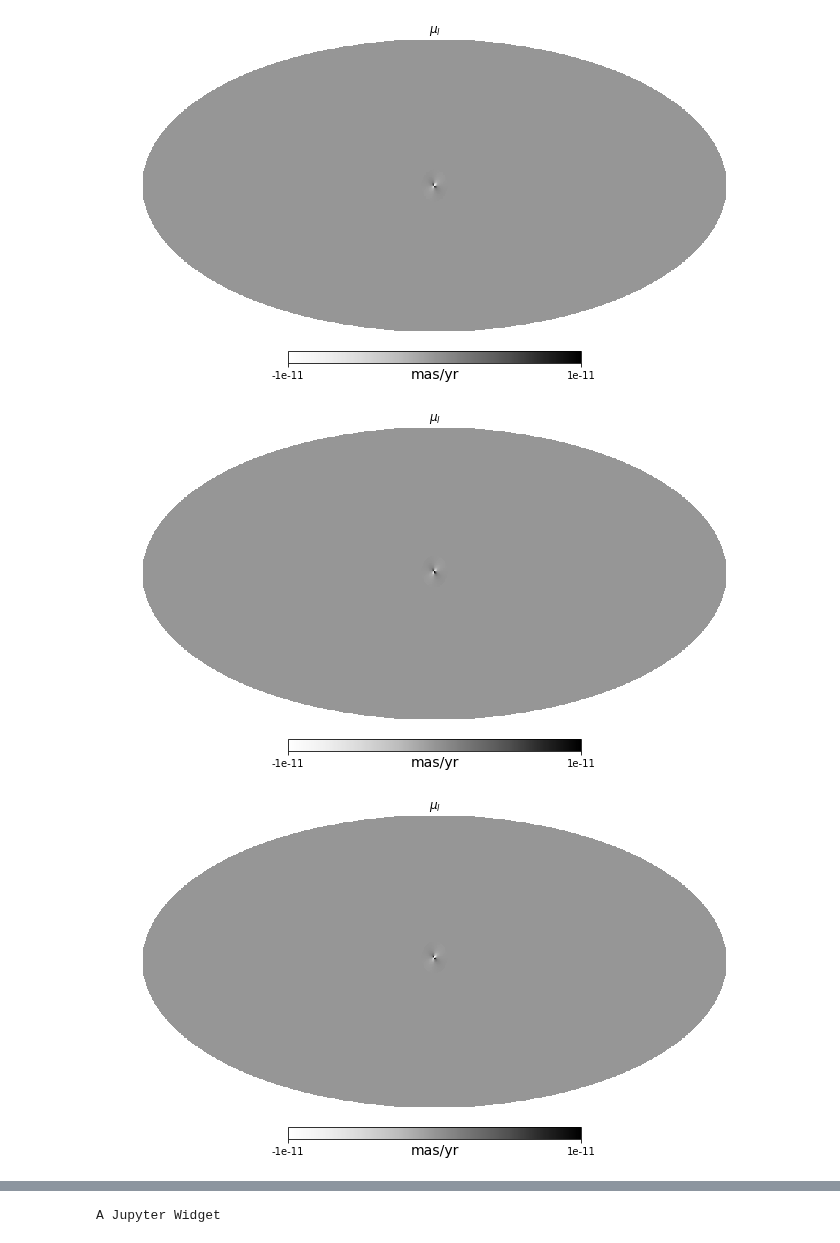
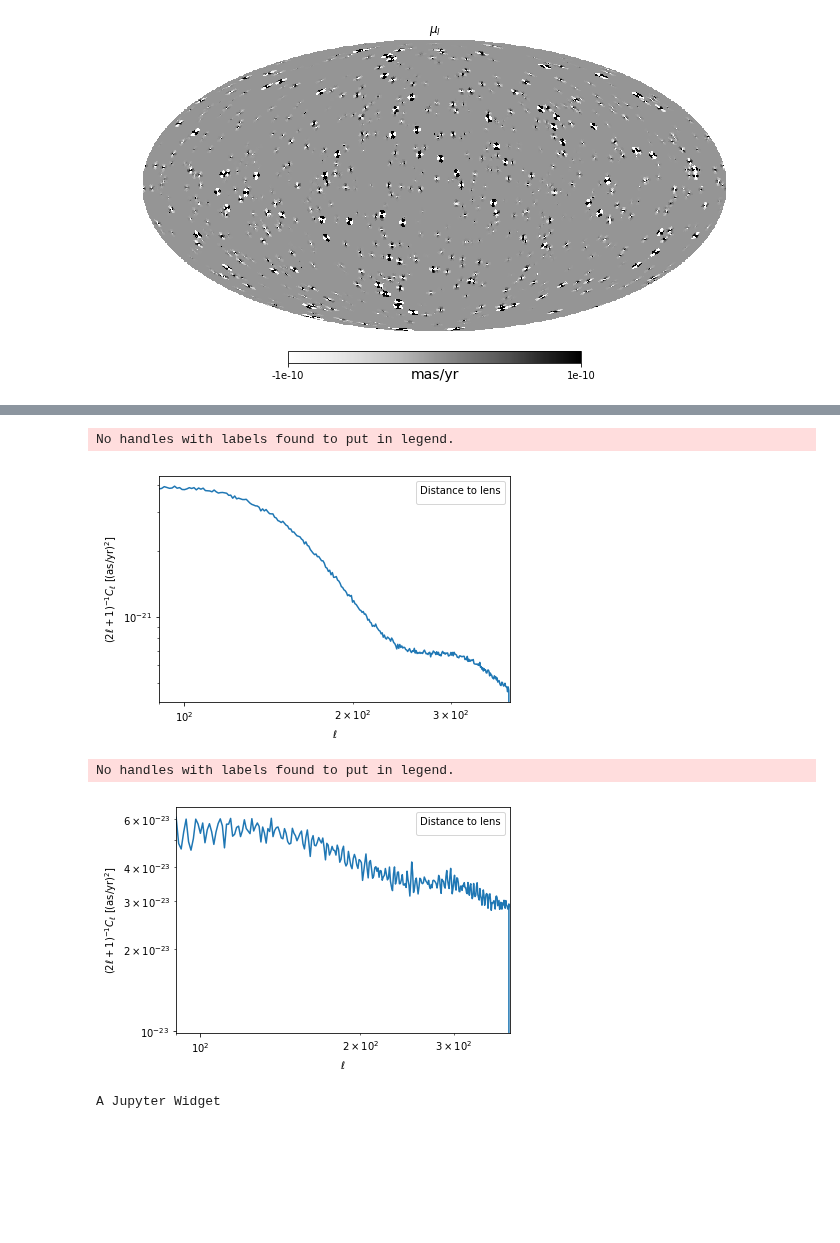
Before and after one commit to smsharma/astrometry-lensing-correlations, a Jupyter notebook: Simulations/SubhaloSample.ipynb, the cells around one changed output, grey strips where cells are left out. Saved outputs shown, nothing was run; the diff lists cells and outputs as text; code cells hidden in the pictures; blank space fills up the shorter version.

```diff
--- a/Simulations/SubhaloSample.ipynb
+++ b/Simulations/SubhaloSample.ipynb
@@ -44,16 +29,0 @@ print(np.dot(phi_hat, theta_hat))
-# %%
-max_sep = 2
-nside = 512
-lmax = 3*nside - 1
-nsim = 1
-
-sim = []
-n_sh_ary = [0,1,2,4,8,20,50,90]
-for n_sh in n_sh_ary:
-    sim.append(QuasarSim(n_sh=1, sh_m_frac=0.2, max_sep=max_sep, m_delta=1e6*M_s, verbose=True, sh_distrib='MW', sim_uniform=True, nside=nside,
-                         custom_coords=[[0*u.deg],[n_sh*u.deg],[1*u.mas/u.year],[1*u.mas/u.year],[100*kpc]],save_powerspecs=True))
-#     sim.append(QuasarSim(n_sh=n_sh, sh_m_frac=0.2, max_sep=max_sep, m_delta=1e6*M_s, verbose=True, sh_distrib='MW', sim_uniform=True, nside=nside))
-
-    #     sim.append(QuasarSim(sh_m_frac=sh_m_frac, max_sep=max_sep, m_delta=1e8*M_s, verbose=True, sh_distrib='MW', sim_uniform=True, nside=nside, c200_delta=10000, save_powerspecs=True))
-
-#         sim.append(QuasarSim(alpha_m=1.9, n_calib=150, max_sep=max_sep, verbose=True, sh_distrib='Aq1', m_min=1e-6, sim_uniform=True, nside=nside))
@@ -69,8 +29,0 @@ A Jupyter Widget
-# %%
-for i in range(len(n_sh_ary[:])):
-#     print(np.var(sim[i].mu_qsrs))
-#     print((sim[i].sep2d.deg))
-    plt.plot(sim[i].Cl_B + sim[i].Cl_C, label = n_sh_ary[i])
-    print(np.sum(sim[i].Cl_B[:]),np.sum(sim[i].sep2d.deg), np.sum(sim[i].beta_lens_qsrs_around[:,0]), np.sum(sim[i].beta_lens_qsrs_around[:,1]))
-plt.legend()
-plt.yscale("log")
@@ -87,14 +30,12 @@ plt.yscale("log")
 # %%
-maxx = 10**(-11)
+maxx = 10**(-10)
 
 cmap = cm.Greys
 cmap.set_under('w')
 
-for i in range(len(n_sh_ary)):
+for i in range((nsim)):
 
     hp.mollview(sim[i].mu_qsrs[:,0],max=maxx, min=-maxx, title="$\mu_l$", unit='mas/yr', cmap=cmap)
 # hp.mollview(sim[0].mu_qsrs[:,1],max=maxx, min=-maxx, title="$\mu_b$", unit='mas/yr', cmap=cmap)
 # %% [output]
-[figure, old version]
+[figure, new version]
-[figure, removed]
-[figure, removed]
@@ -105,3 +42,37 @@ for i in range(len(n_sh_ary)):
+# %%
+ell = np.arange(len(sim[0].Cl_B))
+
+plt.plot(ell, sim[0].Cl_B/(2*ell + 1))
+
+plt.yscale("log")
+plt.xscale("log")
+plt.xlim(180/max_sep, lmax)
+plt.ylabel("$(2\ell + 1)^{-1} C_\ell$ [(as/yr)$^2$]")
+plt.xlabel("$\ell$")
+plt.legend(title='Distance to lens')
+# plt.title('Gaussian lens, $R_0$ = 1 kpc, $M_0 = 10^8\,\mathrm{M}_\odot$, $\dot\\theta$ = 1 mas/yr')
+plt.tight_layout()
+# plt.savefig("Gauss.pdf")
+# %% [output]
+No handles with labels found to put in legend.
+[figure, added]
+# %%
+ell = np.arange(len(sim[0].Cl_B))
+
+plt.plot(ell, sim[0].Cl_B/(2*ell + 1))
+
+plt.yscale("log")
+plt.xscale("log")
+plt.xlim(180/max_sep, lmax)
+plt.ylabel("$(2\ell + 1)^{-1} C_\ell$ [(as/yr)$^2$]")
+plt.xlabel("$\ell$")
+plt.legend(title='Distance to lens')
+# plt.title('Gaussian lens, $R_0$ = 1 kpc, $M_0 = 10^8\,\mathrm{M}_\odot$, $\dot\\theta$ = 1 mas/yr')
+plt.tight_layout()
+# plt.savefig("Gauss.pdf")
+# %% [output]
+No handles with labels found to put in legend.
+[figure, added]
 # %%
 Cl_B_ary, Cl_C_ary, fB_ary, fC_ary = [],[],[],[]
 for isim in tqdm_notebook(range(nsim)):
```
Also changed, not shown: parts of 6 cells of this notebook, 12 other files.
